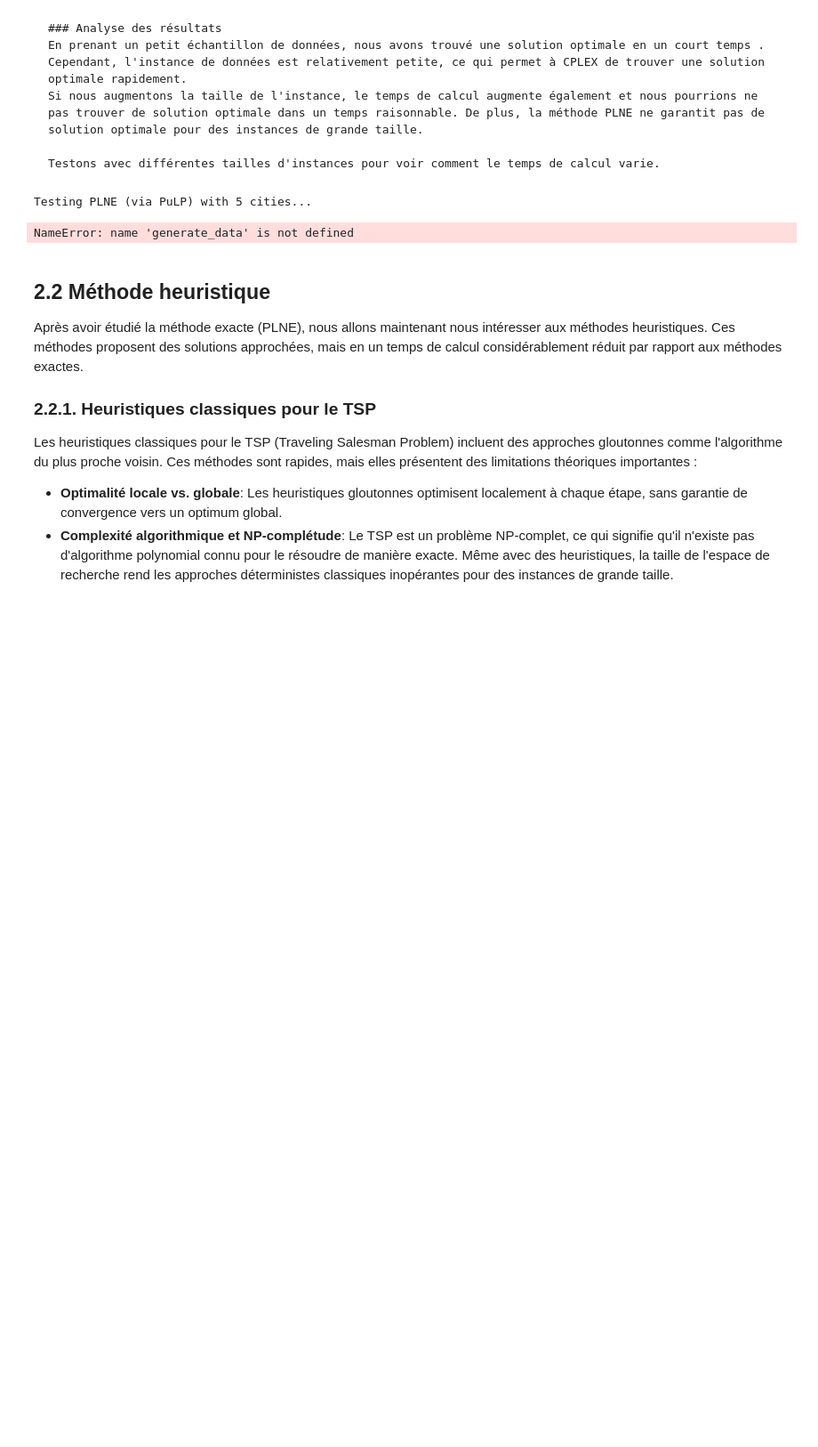
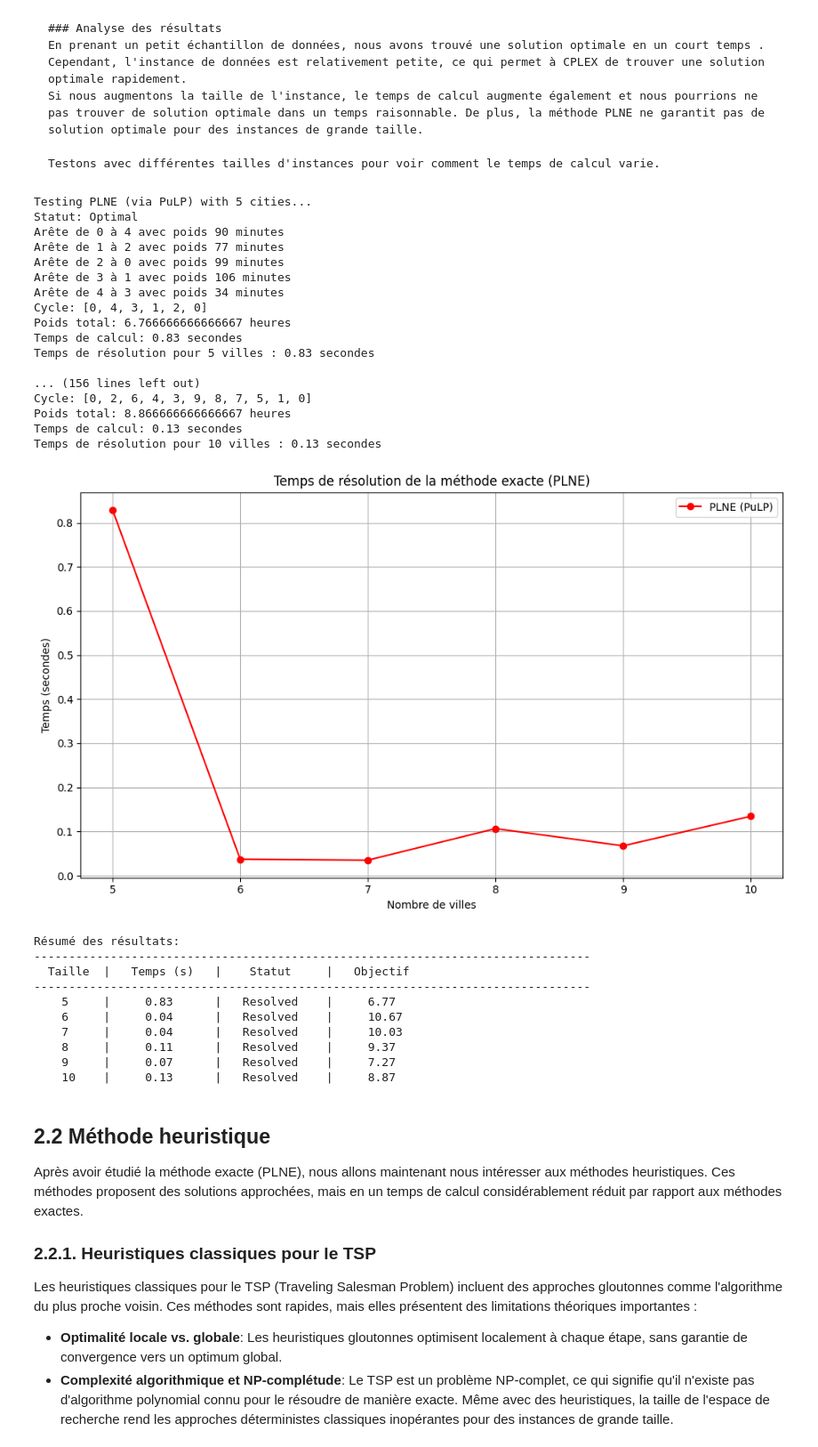
Before and after one commit to iKagnana/RO-CESI-BMI, a Jupyter notebook: livrable_1.ipynb, the cells around one changed output. Shown: that part at 89% size. Drawn from its saved outputs; the diff is of its cells as text; code cells hidden in the pictures; blank space fills up the shorter version.

```diff
--- a/livrable_1.ipynb
+++ b/livrable_1.ipynb
@@ -398,17 +377,17 @@ Statut: Infeasible
 import time
 import matplotlib.pyplot as plt
 
-def test_plne_performance(instance_sizes, weight_range, time_range, min_time_gap, max_percentage_perturbation, max_edges_perturbated):
+def test_plne_performance(instance_sizes, weight_range, dependency_nodes, max_percentage_perturbation, max_edges_perturbated):
     plne_times = []
     results = []
 
     for n in instance_sizes:
         print(f"Testing PLNE (via PuLP) with {n} cities...")
-        graph, time_windows, perturbated_edges = generate_data(n, weight_range, time_range, min_time_gap, max_percentage_perturbation, max_edges_perturbated)
+        graph, dependencies, perturbated_edges = generate_data(n, weight_range, max_percentage_perturbation, max_edges_perturbated)
 
         start = time.time()
         try:
-            cycle, objective, solve_time = use_solver_pulp(graph, time_windows)
+            cycle, objective, solve_time = use_solver_pulp(graph, dependencies)
             status = "Resolved" if cycle else "Infeasible"
         except Exception as e:
             print(f"❌ Erreur à {n} villes : {e}")
@@ -449,36 +428,61 @@ def test_plne_performance(instance_sizes, weight_range, time_range, min_time_gap
         pass
 
     plt.title("Temps de résolution de la méthode exacte (PLNE)")
     plt.xlabel("Nombre de villes")
     plt.ylabel("Temps (secondes)")
     plt.grid(True)
     plt.legend()
     plt.tight_layout()
     #plt.savefig("plne_performance.png", dpi=300)
     plt.show()
 
     # Afficher un tableau récapitulatif
     print("Résumé des résultats:")
     print("-" * 80)
     print(f"{'Taille':^10}|{'Temps (s)':^15}|{'Statut':^15}|{'Objectif':^15}")
     print("-" * 80)
 
     for r in results:
         obj_str = f"{r['objective']:.2f}" if r['objective'] is not None else "N/A"
         print(f"{r['size']:^10}|{r['time']:^15.2f}|{r['status']:^15}|{obj_str:^15}")
 
 # Exemple d'appel :
 test_plne_performance(
     instance_sizes=[5, 6, 7, 8, 9, 10],
     weight_range=(1, 300),
-    time_range=[0, 20],
-    min_time_gap=5,
+    dependency_nodes=dependency_nodes,
     max_percentage_perturbation=0.2,
     max_edges_perturbated=3
 )
 # %% [output]
 Testing PLNE (via PuLP) with 5 cities...
+Statut: Optimal
+Arête de 0 à 4 avec poids 90 minutes
+Arête de 1 à 2 avec poids 77 minutes
+Arête de 2 à 0 avec poids 99 minutes
+Arête de 3 à 1 avec poids 106 minutes
+Arête de 4 à 3 avec poids 34 minutes
+Cycle: [0, 4, 3, 1, 2, 0]
+Poids total: 6.766666666666667 heures
+Temps de calcul: 0.83 secondes
+Temps de résolution pour 5 villes : 0.83 secondes
+
+... (156 lines left out)
+Cycle: [0, 2, 6, 4, 3, 9, 8, 7, 5, 1, 0]
+Poids total: 8.866666666666667 heures
+Temps de calcul: 0.13 secondes
+Temps de résolution pour 10 villes : 0.13 secondes
+[figure, added]
-NameError: name 'generate_data' is not defined
+Résumé des résultats:
+--------------------------------------------------------------------------------
+  Taille  |   Temps (s)   |    Statut     |   Objectif
+--------------------------------------------------------------------------------
+    5     |     0.83      |   Resolved    |     6.77
+    6     |     0.04      |   Resolved    |     10.67
+    7     |     0.04      |   Resolved    |     10.03
+    8     |     0.11      |   Resolved    |     9.37
+    9     |     0.07      |   Resolved    |     7.27
+    10    |     0.13      |   Resolved    |     8.87
 # %% [markdown]
 ## 2.2 Méthode heuristique
 
```
Also changed, not shown: parts of 4 cells of this notebook.
